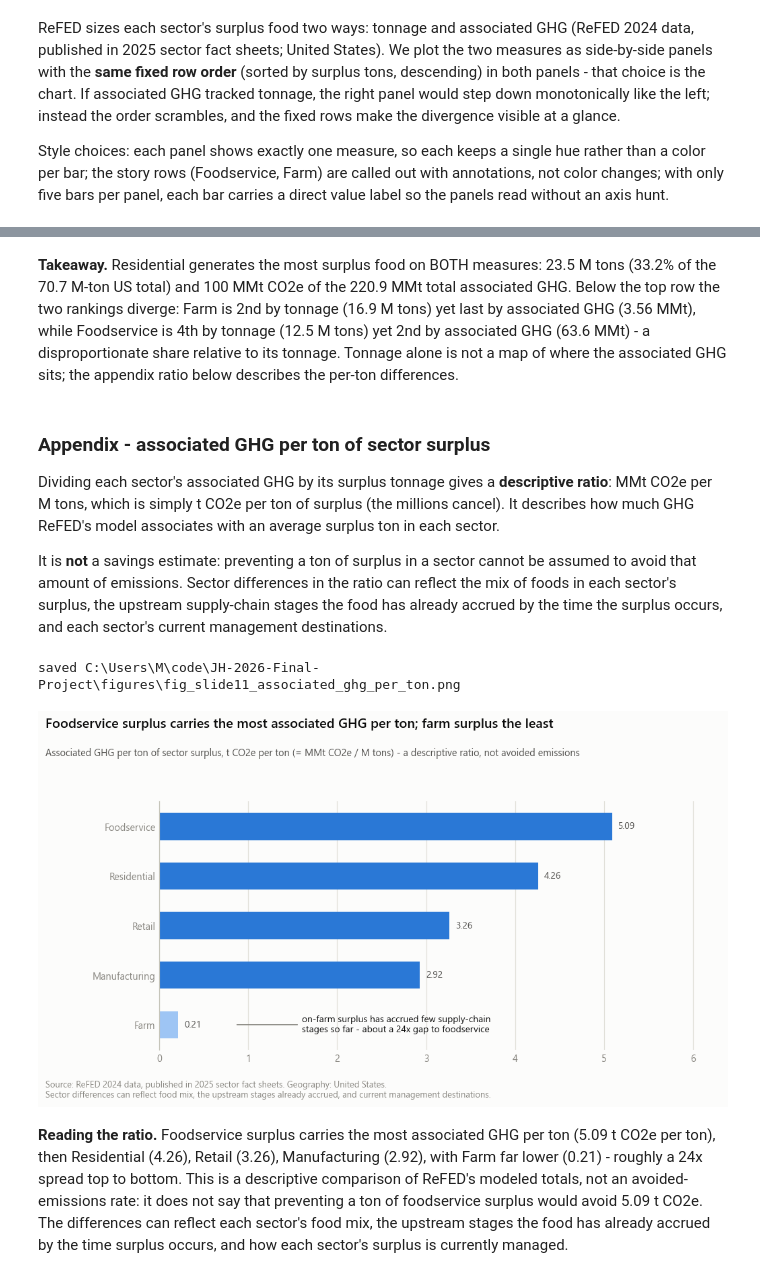
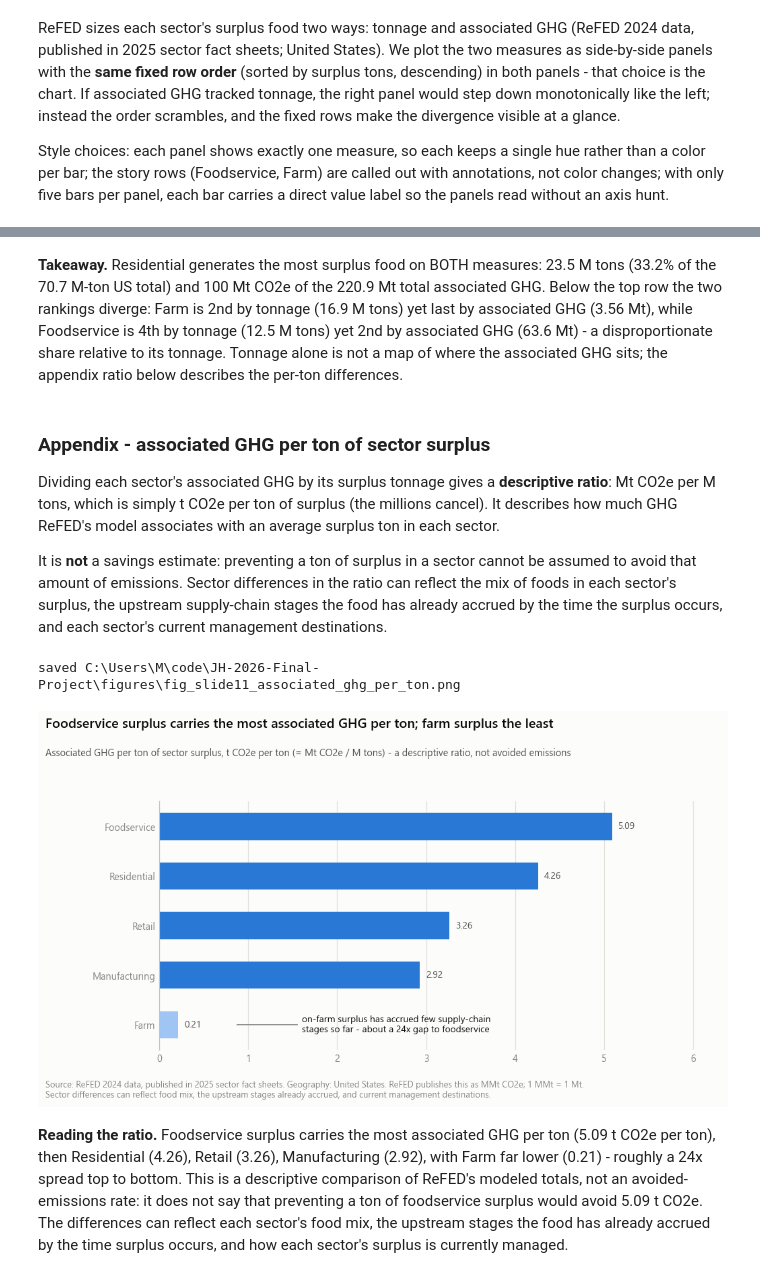
Before and after one commit to dombondyra/JH-2026-Final-Project, a Jupyter notebook: notebooks/04_refed_waste.ipynb, the cells around one changed output, grey strips where cells are left out. Cells and saved outputs as stored; diff of their text form; code cells hidden in the pictures.

Commit message:
change slide 10 and 11 figures to Mt CO2e for uniformity

```diff
--- a/notebooks/04_refed_waste.ipynb
+++ b/notebooks/04_refed_waste.ipynb
@@ -84,28 +84,28 @@ def read_refed(path):
         return pd.read_csv(path, encoding='cp1252')
 
 refed = read_refed(DATA/'ReFED_surplus_table(Surplus Data).csv')
-refed = refed.rename(columns={c: 'GHG (MMt CO2e)' for c in refed.columns if 'GHG' in c})
+refed = refed.rename(columns={c: 'GHG (Mt CO2e)' for c in refed.columns if 'GHG' in c})
 refed['pct_of_total'] = refed['% of total'].str.rstrip('%').astype(float)
 
 total_tons = refed['Surplus (M tons)'].sum()
-total_ghg = refed['GHG (MMt CO2e)'].sum()
+total_ghg = refed['GHG (Mt CO2e)'].sum()
 
 # Derived shares for BOTH measures, and the descriptive per-ton ratio.
-# MMt CO2e per M tons of surplus == t CO2e per ton of surplus (the M cancels).
+# Mt CO2e per M tons of surplus == t CO2e per ton of surplus (the M cancels).
 refed['pct_tons'] = 100 * refed['Surplus (M tons)'] / total_tons
-refed['pct_ghg'] = 100 * refed['GHG (MMt CO2e)'] / total_ghg
-refed['co2e_per_ton'] = refed['GHG (MMt CO2e)'] / refed['Surplus (M tons)']
+refed['pct_ghg'] = 100 * refed['GHG (Mt CO2e)'] / total_ghg
+refed['co2e_per_ton'] = refed['GHG (Mt CO2e)'] / refed['Surplus (M tons)']
 
 # Sanity assertions - any violation raises and stops the notebook
 assert refed.shape[0] == 5, 'expected exactly 5 sectors'
 assert refed['Sector'].is_unique, 'sector names must be unique'
 assert (refed['Surplus (M tons)'] >= 0).all(), 'surplus tons must all be nonnegative'
-assert (refed['GHG (MMt CO2e)'] >= 0).all(), 'associated GHG must all be nonnegative'
+assert (refed['GHG (Mt CO2e)'] >= 0).all(), 'associated GHG must all be nonnegative'
 assert abs(refed['pct_tons'].sum() - 100) < 0.01, 'tonnage shares must sum to ~100'
 assert abs(refed['pct_ghg'].sum() - 100) < 0.01, 'GHG shares must sum to ~100'
 assert abs(refed['pct_of_total'].sum() - 100) < 0.5, "the file's own % column should sum to ~100"
 
 print(f'US totals (ReFED 2024 data, published in 2025 sector fact sheets): '
-      f'{total_tons:.1f} M tons of surplus food, {total_ghg:.1f} MMt CO2e associated GHG')
+      f'{total_tons:.1f} M tons of surplus food, {total_ghg:.1f} Mt CO2e associated GHG')
 refed.sort_values('Surplus (M tons)', ascending=False)
 # %% [output]
@@ -123,7 +123,7 @@ ReFED sizes each sector's surplus food two ways: tonnage and associated GHG (ReF
 
 Style choices: each panel shows exactly one measure, so each keeps a single hue rather than a color per bar; the story rows (Foodservice, Farm) are called out with annotations, not color changes; with only five bars per panel, each bar carries a direct value label so the panels read without an axis hunt.
 # %%
-# Figure A (slide 7, main deck): two panels, same fixed sector order (by surplus tons, desc)
+# Figure A (slide 10, main deck): two panels, same fixed sector order (by surplus tons, desc)
 order = refed.sort_values('Surplus (M tons)', ascending=False).reset_index(drop=True)
 y = np.arange(len(order))
 fs_i = int(order.index[order['Sector'] == 'Foodservice'][0])
@@ -133,7 +133,7 @@ fig, axes = plt.subplots(1, 2, figsize=(12.8, 7.2), sharey=True)
 fig.subplots_adjust(left=0.12, right=0.97, top=0.80, bottom=0.11, wspace=0.12)
 panels = [
     (axes[0], 'Surplus (M tons)', 'Surplus food (million tons)', BLUE),
-    (axes[1], 'GHG (MMt CO2e)', 'Associated GHG (MMt CO2e)', GREEN),
+    (axes[1], 'GHG (Mt CO2e)', 'Associated GHG (Mt CO2e)', GREEN),
 ]
 for ax, col, header, hue in panels:
     vals = order[col].to_numpy()
@@ -161,11 +161,12 @@ fig.text(0.01, 0.955,
          'Residential generates the most surplus, while foodservice carries disproportionate associated GHG',
          ha='left', fontsize=15, fontweight=600, color=INK)
 fig.text(0.01, 0.90,
-         'US surplus food by sector: million tons versus associated GHG (MMt CO2e) - '
+         'US surplus food by sector: million tons versus associated GHG (Mt CO2e) - '
          'rows fixed in surplus-tonnage order in both panels',
          ha='left', fontsize=10.5, color=SUB)
 fig.text(0.01, 0.015,
-         'Source: ReFED 2024 data, published in 2025 sector fact sheets. Geography: United States.\n'
+         'Source: ReFED 2024 data, published in 2025 sector fact sheets. Geography: United States. '
+         'ReFED publishes associated GHG as MMt CO2e; 1 MMt = 1 Mt = one million tonnes.\n'
          'Surplus food includes food and inedible parts sent to donation, animal feed, repurposing, '
          'composting, anaerobic digestion, and disposal.',
          ha='left', va='bottom', fontsize=8.5, color=MUT)
@@ -177,13 +178,13 @@ saved C:\Users\M\code\JH-2026-Final-Project\figures\fig_slide10_surplus_tons_vs_
 # %% [markdown]
-**Takeaway.** Residential generates the most surplus food on BOTH measures: 23.5 M tons (33.2% of the 70.7 M-ton US total) and 100 MMt CO2e of the 220.9 MMt total associated GHG. Below the top row the two rankings diverge: Farm is 2nd by tonnage (16.9 M tons) yet last by associated GHG (3.56 MMt), while Foodservice is 4th by tonnage (12.5 M tons) yet 2nd by associated GHG (63.6 MMt) - a disproportionate share relative to its tonnage. Tonnage alone is not a map of where the associated GHG sits; the appendix ratio below describes the per-ton differences.
+**Takeaway.** Residential generates the most surplus food on BOTH measures: 23.5 M tons (33.2% of the 70.7 M-ton US total) and 100 Mt CO2e of the 220.9 Mt total associated GHG. Below the top row the two rankings diverge: Farm is 2nd by tonnage (16.9 M tons) yet last by associated GHG (3.56 Mt), while Foodservice is 4th by tonnage (12.5 M tons) yet 2nd by associated GHG (63.6 Mt) - a disproportionate share relative to its tonnage. Tonnage alone is not a map of where the associated GHG sits; the appendix ratio below describes the per-ton differences.
 # %% [markdown]
 ### Appendix - associated GHG per ton of sector surplus
 
-Dividing each sector's associated GHG by its surplus tonnage gives a **descriptive ratio**: MMt CO2e per M tons, which is simply t CO2e per ton of surplus (the millions cancel). It describes how much GHG ReFED's model associates with an average surplus ton in each sector.
+Dividing each sector's associated GHG by its surplus tonnage gives a **descriptive ratio**: Mt CO2e per M tons, which is simply t CO2e per ton of surplus (the millions cancel). It describes how much GHG ReFED's model associates with an average surplus ton in each sector.
 
 It is **not** a savings estimate: preventing a ton of surplus in a sector cannot be assumed to avoid that amount of emissions. Sector differences in the ratio can reflect the mix of foods in each sector's surplus, the upstream supply-chain stages the food has already accrued by the time the surplus occurs, and each sector's current management destinations.
 # %%
-# Figure B (slide 7 appendix): associated GHG per ton of sector surplus, ranked
+# Figure B (slide 11, main deck): associated GHG per ton of sector surplus, ranked
 inten = refed.sort_values('co2e_per_ton', ascending=False).reset_index(drop=True)
 top_vs_farm = inten['co2e_per_ton'].iloc[0] / inten['co2e_per_ton'].iloc[-1]
 
@@ -192,36 +193,37 @@ fig.subplots_adjust(left=0.17, right=0.96, top=0.76, bottom=0.14)
 yi_pos = np.arange(len(inten))
 colors = [LIGHTBLUE if s == 'Farm' else BLUE for s in inten['Sector']]
 ax.barh(yi_pos, inten['co2e_per_ton'], height=0.55, color=colors)
 style_barh_ax(ax)
 ax.set_yticks(yi_pos, inten['Sector'])
 ax.invert_yaxis()
 ax.set_xlim(0, inten['co2e_per_ton'].max() * 1.24)
 for yy, v in zip(yi_pos, inten['co2e_per_ton']):
     ax.text(v + 0.07, yy, f'{v:.2f}', va='center', ha='left', fontsize=9, color=SUB)
 
 ax.annotate(
     f'on-farm surplus has accrued few supply-chain\n'
     f'stages so far - about a {top_vs_farm:.0f}x gap to foodservice',
     xy=(0.85, len(inten) - 1), xytext=(1.6, len(inten) - 1), va='center', ha='left',
     fontsize=9, color=INK, arrowprops=dict(arrowstyle='-', color=MUT, lw=0.9))
 
 fig.text(0.01, 0.945,
          'Foodservice surplus carries the most associated GHG per ton; farm surplus the least',
          ha='left', fontsize=13, fontweight=600, color=INK)
 fig.text(0.01, 0.875,
-         'Associated GHG per ton of sector surplus, t CO2e per ton (= MMt CO2e / M tons) - '
+         'Associated GHG per ton of sector surplus, t CO2e per ton (= Mt CO2e / M tons) - '
          'a descriptive ratio, not avoided emissions',
          ha='left', fontsize=9.5, color=SUB)
 fig.text(0.01, 0.015,
-         'Source: ReFED 2024 data, published in 2025 sector fact sheets. Geography: United States.\n'
+         'Source: ReFED 2024 data, published in 2025 sector fact sheets. Geography: United States. '
+         'ReFED publishes this as MMt CO2e; 1 MMt = 1 Mt.\n'
          'Sector differences can reflect food mix, the upstream stages already accrued, and current '
          'management destinations.',
          ha='left', va='bottom', fontsize=8.5, color=MUT)
 save_fig(fig, 'fig_slide11_associated_ghg_per_ton.png')
 plt.show()
 # %% [output]
 saved C:\Users\M\code\JH-2026-Final-Project\figures\fig_slide11_associated_ghg_per_ton.png
-[figure, old version]
+[figure, new version]
 # %% [markdown]
 **Reading the ratio.** Foodservice surplus carries the most associated GHG per ton (5.09 t CO2e per ton), then Residential (4.26), Retail (3.26), Manufacturing (2.92), with Farm far lower (0.21) - roughly a 24x spread top to bottom. This is a descriptive comparison of ReFED's modeled totals, not an avoided-emissions rate: it does not say that preventing a ton of foodservice surplus would avoid 5.09 t CO2e. The differences can reflect each sector's food mix, the upstream stages the food has already accrued by the time surplus occurs, and how each sector's surplus is currently managed.
 # %% [markdown]
```
Also changed, not shown: parts of 4 cells of this notebook, 3 other files.
